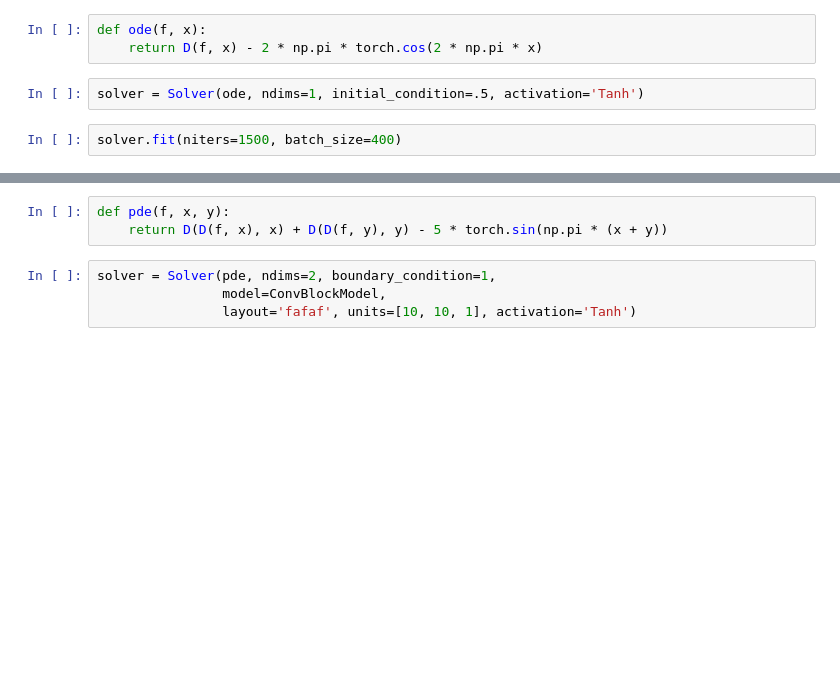
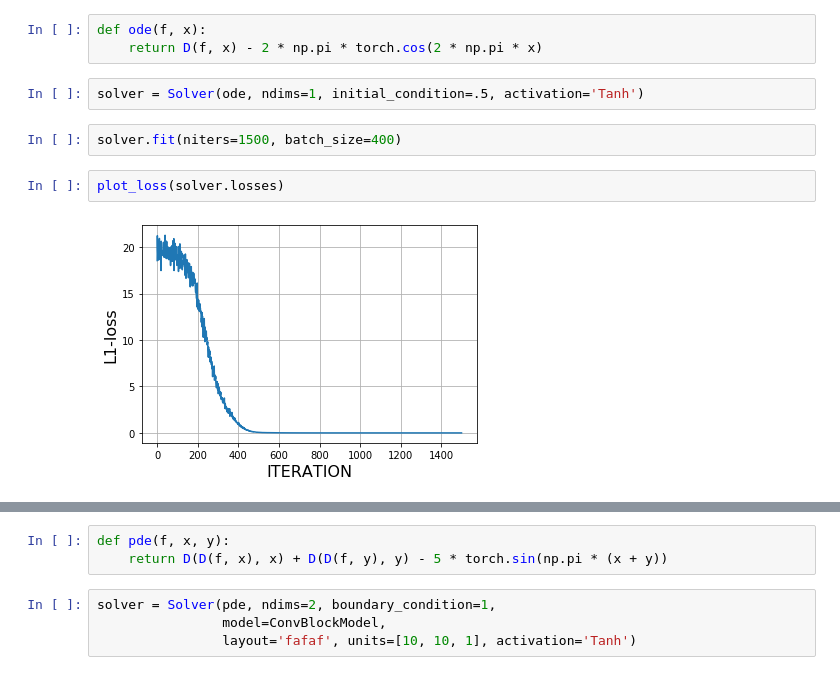
Before and after one commit to analysiscenter/pydens, a Jupyter notebook: tutorials/1. Solving PDEs.ipynb, the cells around one changed output, grey strips where cells are left out. Saved outputs shown, nothing was run; the diff lists cells and outputs as text; blank space fills up the shorter version.

```diff
--- a/tutorials/1. Solving PDEs.ipynb
+++ b/tutorials/1. Solving PDEs.ipynb
@@ -22,5 +63,9 @@ def ode(f, x):
 solver = Solver(ode, ndims=1, initial_condition=.5, activation='Tanh')
 # %%
 solver.fit(niters=1500, batch_size=400)
+# %%
+plot_loss(solver.losses)
+# %% [output]
+[figure, added]
 # %%
 xs = torch.tensor(np.linspace(0, 1, 100)).float()
```
Also changed, not shown: parts of 50 cells of this notebook, 1 other file.
